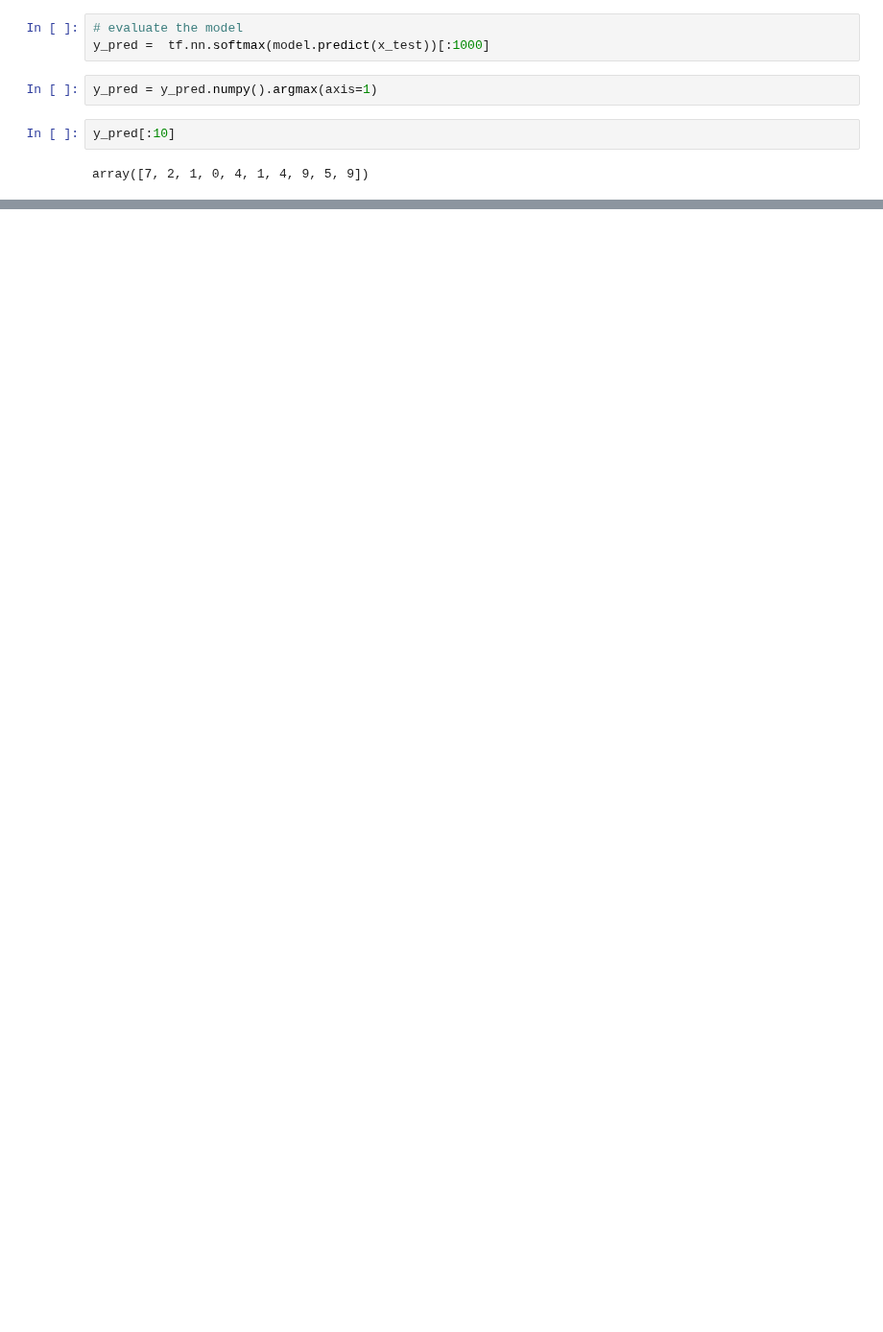
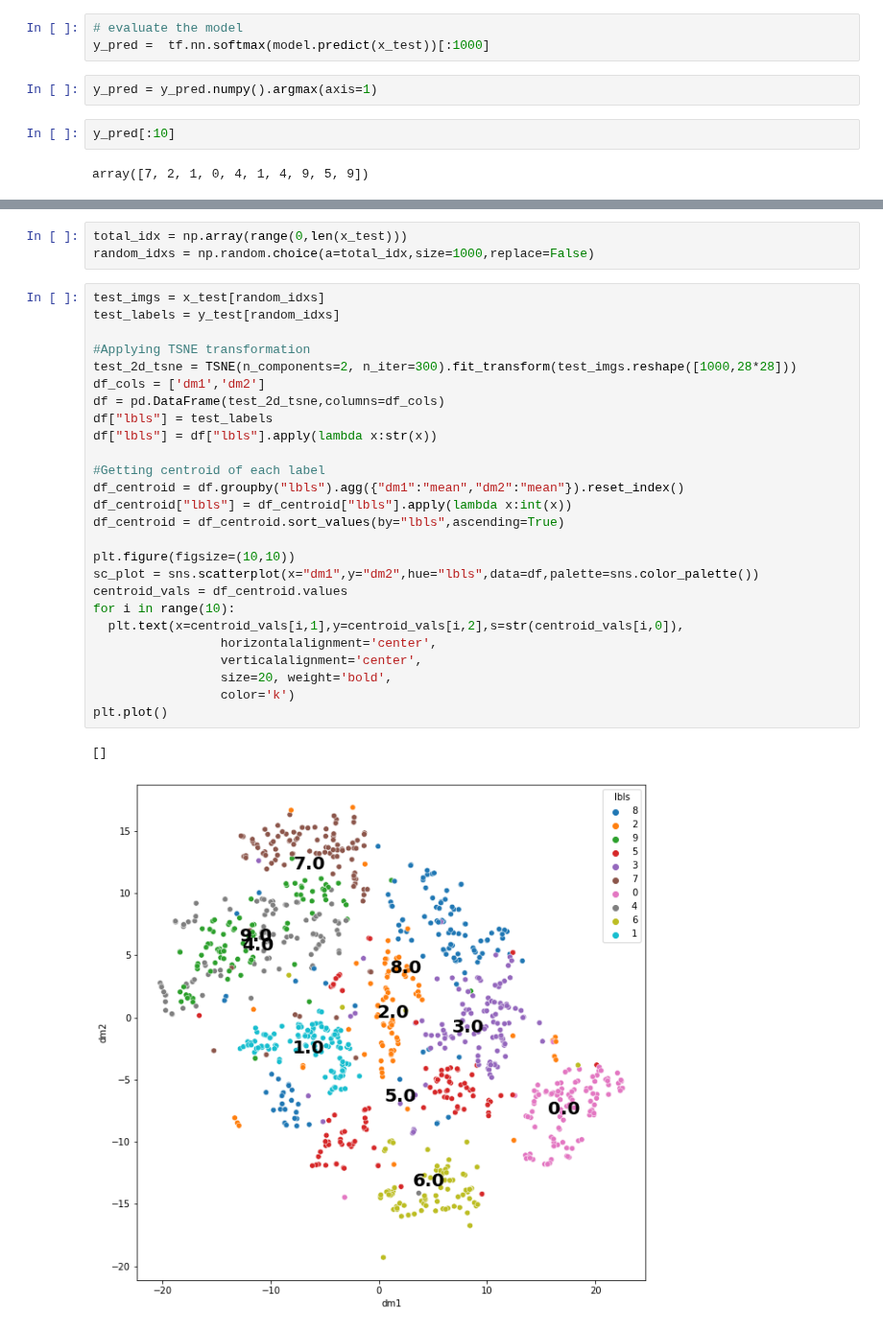
Before and after one commit to ram130849/Deep_Learning_Systems, a Jupyter notebook: TensorFlow/Ramki/E533_DLS_Assignment_1.ipynb, the cells around one changed output, grey strips where cells are left out. Shown at 96% size. Saved outputs shown, nothing was run; the diff lists cells and outputs as text; blank space fills up the shorter version.

```diff
--- a/TensorFlow/Ramki/E533_DLS_Assignment_1.ipynb
+++ b/TensorFlow/Ramki/E533_DLS_Assignment_1.ipynb
@@ -169,0 +171,32 @@ plt.show()
+# %%
+total_idx = np.array(range(0,len(x_test)))
+random_idxs = np.random.choice(a=total_idx,size=1000,replace=False)
+# %%
+test_imgs = x_test[random_idxs]
+test_labels = y_test[random_idxs]
+
+#Applying TSNE transformation
+test_2d_tsne = TSNE(n_components=2, n_iter=300).fit_transform(test_imgs.reshape([1000,28*28]))
+df_cols = ['dm1','dm2']
+df = pd.DataFrame(test_2d_tsne,columns=df_cols)
+df["lbls"] = test_labels
+df["lbls"] = df["lbls"].apply(lambda x:str(x))
+
+#Getting centroid of each label
+df_centroid = df.groupby("lbls").agg({"dm1":"mean","dm2":"mean"}).reset_index()
+df_centroid["lbls"] = df_centroid["lbls"].apply(lambda x:int(x))
+df_centroid = df_centroid.sort_values(by="lbls",ascending=True)
+
+plt.figure(figsize=(10,10))
+sc_plot = sns.scatterplot(x="dm1",y="dm2",hue="lbls",data=df,palette=sns.color_palette())
+centroid_vals = df_centroid.values
+for i in range(10):
+  plt.text(x=centroid_vals[i,1],y=centroid_vals[i,2],s=str(centroid_vals[i,0]),
+                 horizontalalignment='center',
+                 verticalalignment='center',
+                 size=20, weight='bold',
+                 color='k')
+plt.plot()
+# %% [output]
+[]
+[figure, added]
```
Also changed, not shown: parts of 13 cells of this notebook.
